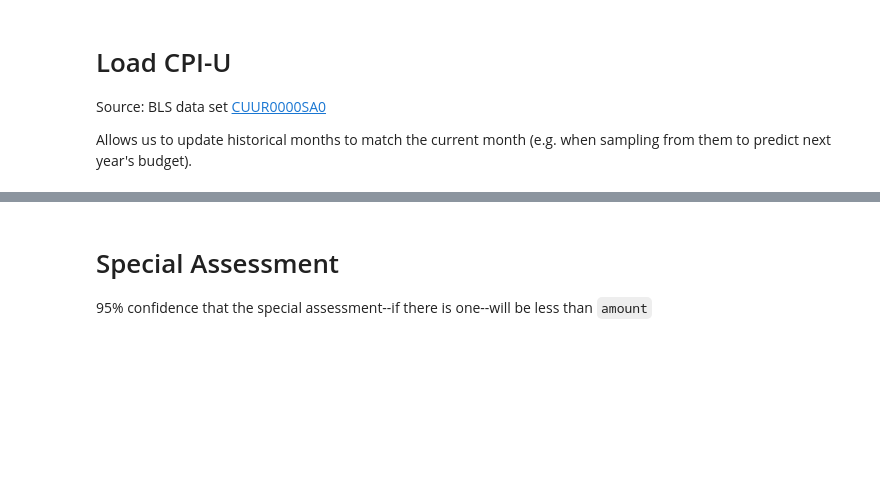
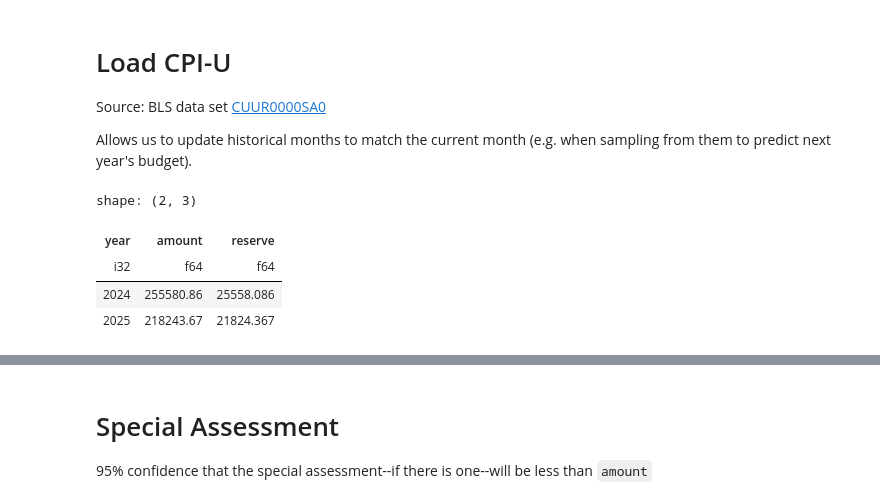
Before and after one commit to johnedmonds/condo, a Jupyter notebook: condo.ipynb, the cells around one changed output, grey strips where cells are left out. Saved outputs shown, nothing was run; the diff lists cells and outputs as text; code cells hidden in the pictures; blank space fills up the shorter version.

```diff
--- a/condo.ipynb
+++ b/condo.ipynb
@@ -140,6 +140,14 @@ monte_carlo_simulations = (
         + STARTING_BALANCE,
     )
 )
+# %%
+extract_cashflow(budget['incomes']).group_by(year=pl.col('date').dt.year()).agg(pl.col('amount').sum()).with_columns(reserve=pl.col('amount')*.1)
+# %% [output]
+shape: (2, 3)
+| year | amount | reserve |
+| i32 | f64 | f64 |
+| 2024 | 255580.86 | 25558.086 |
+| 2025 | 218243.67 | 21824.367 |
 # %%
 monthly_cashflow_by_budget_increase = (
     cashflow_by_month.sort("month")
```
Also changed, not shown: parts of 2 cells of this notebook, 1 other file.
